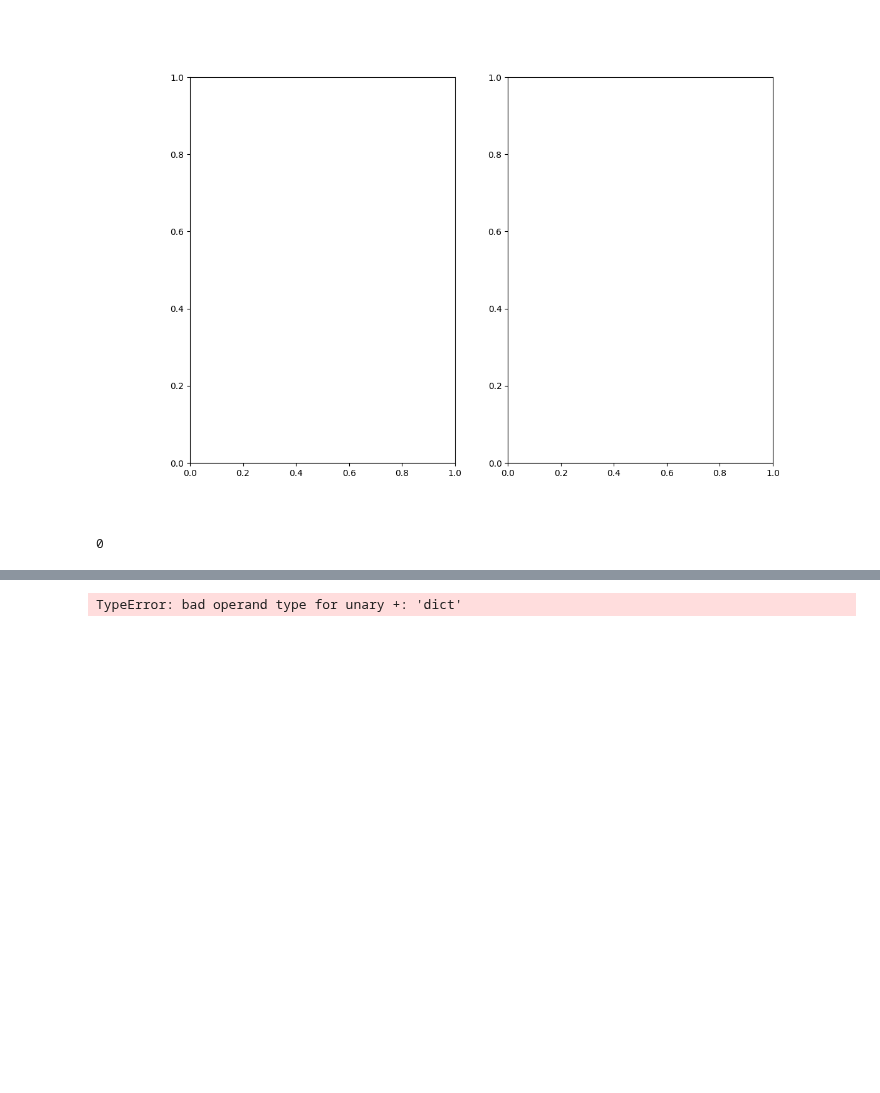
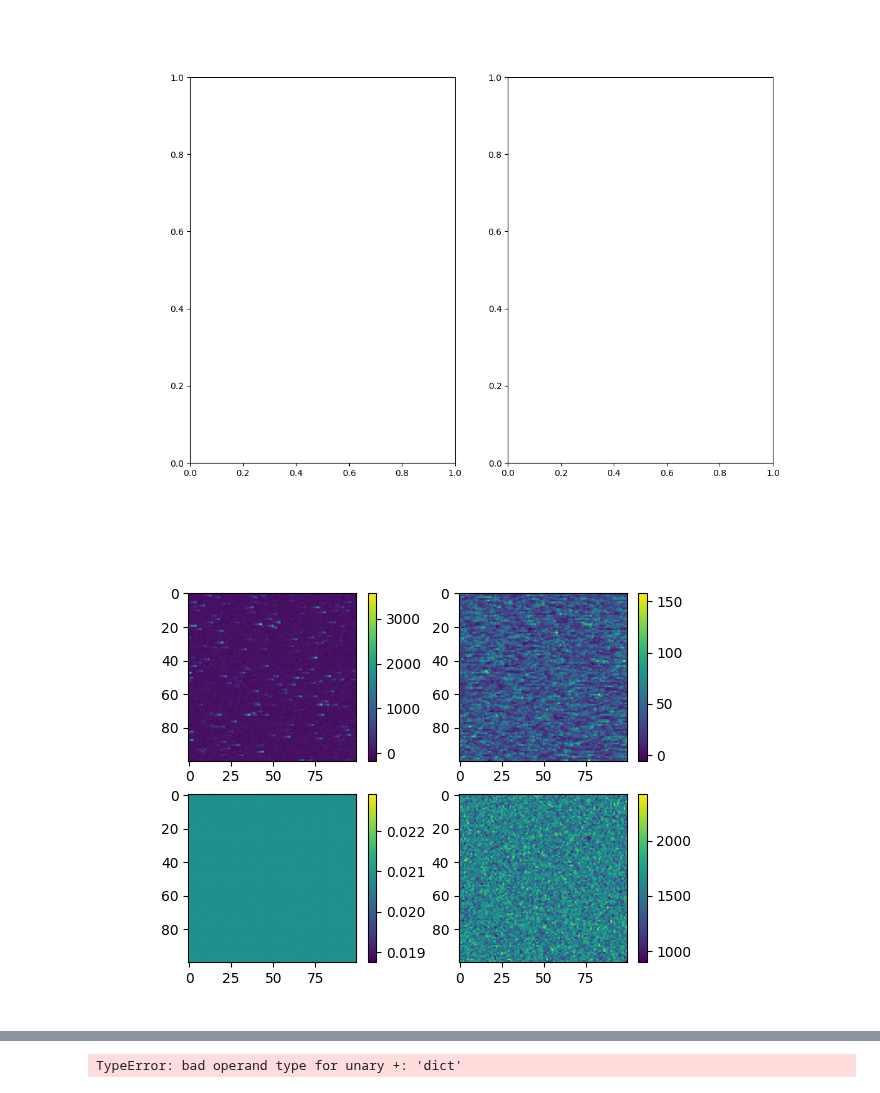
Before and after one commit to vpicouet/spectro-imager-etc, a Jupyter notebook: notebooks/ETC.ipynb, the cells around one changed output, grey strips where cells are left out. Cells and saved outputs as stored; diff of their text form; code cells hidden in the pictures; blank space fills up the shorter version.

```diff
--- a/notebooks/ETC.ipynb
+++ b/notebooks/ETC.ipynb
@@ -1174,10 +1202,16 @@ if self.dimensions ==3:
 # %% [output]
 NameError: name 'norm' is not defined
 [figure]
-# %%
-FIREBall.ifs_slice
-# %% [output]
-0
+# %%
+im,im_stack, cube_stack, im0, source_im_wo_atm, imaADU_stack_only_source  = Observation(Signal=2e-13).SimulateFIREBallemCCDImage(Bias="Auto",  p_sCIC=0,SmearExpDecrement=50000,  source="Slit", size=[100, 100], OSregions=[0, 100], name="Auto", spectra="-", cube="-", n_registers=604, save=False, field="targets_F2.csv",QElambda=True,atmlambda=True,fraction_lya=0.05)
+
+fig, ax = plt.subplots(2, 2)
+for axi,imi in zip(ax.flatten(),[im,im_stack,  source_im_wo_atm, imaADU_stack_only_source ]):
+    ima = axi.imshow(imi)
+    plt.colorbar(ima, ax=axi)
+plt.show()
+# %% [output]
+[figure, added]
 # %%
 # # FIREBall = ExposureTimeCalulator(instrument="FIREBall-2 2023")
 # FIREBall.counting_mode
```
Also changed, not shown: parts of 1 cell of this notebook, 1 other file.
